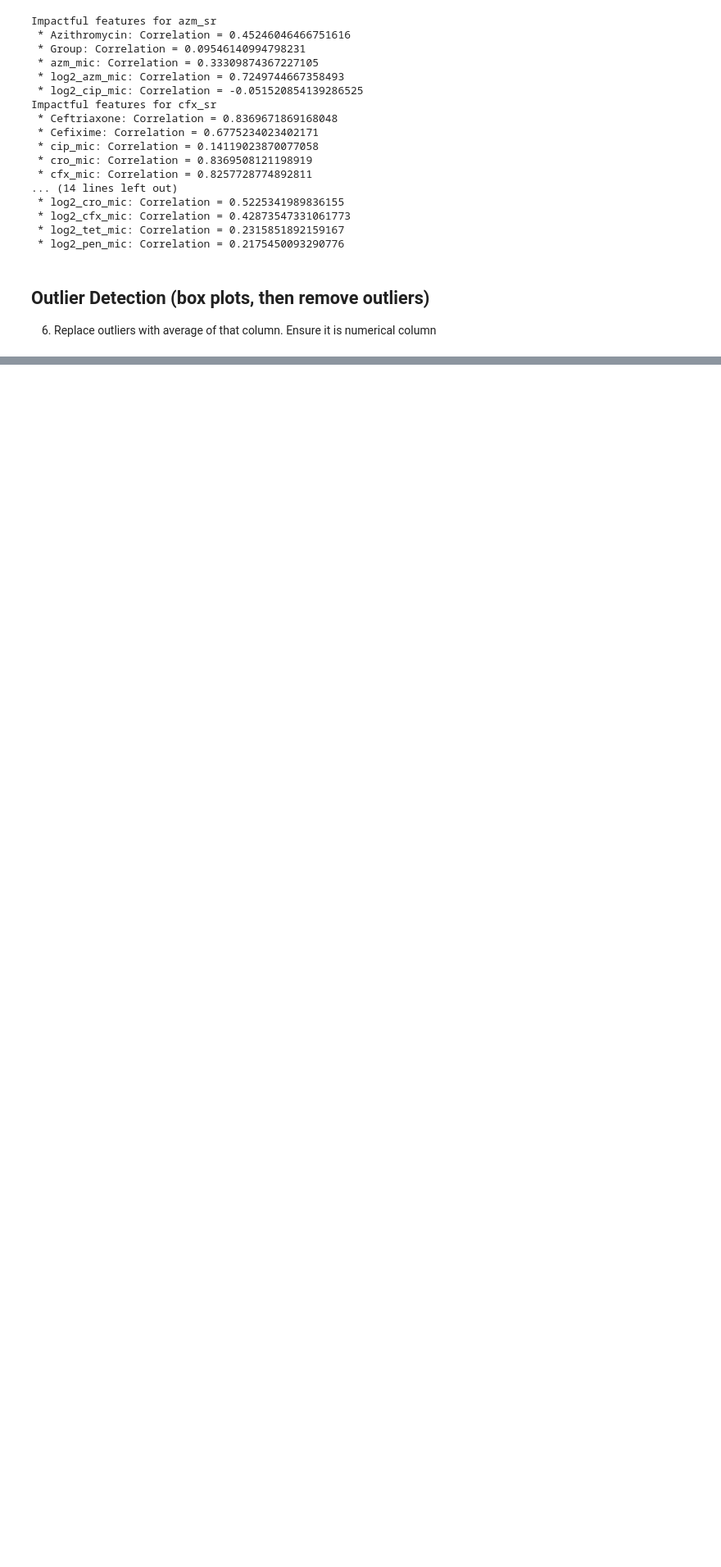
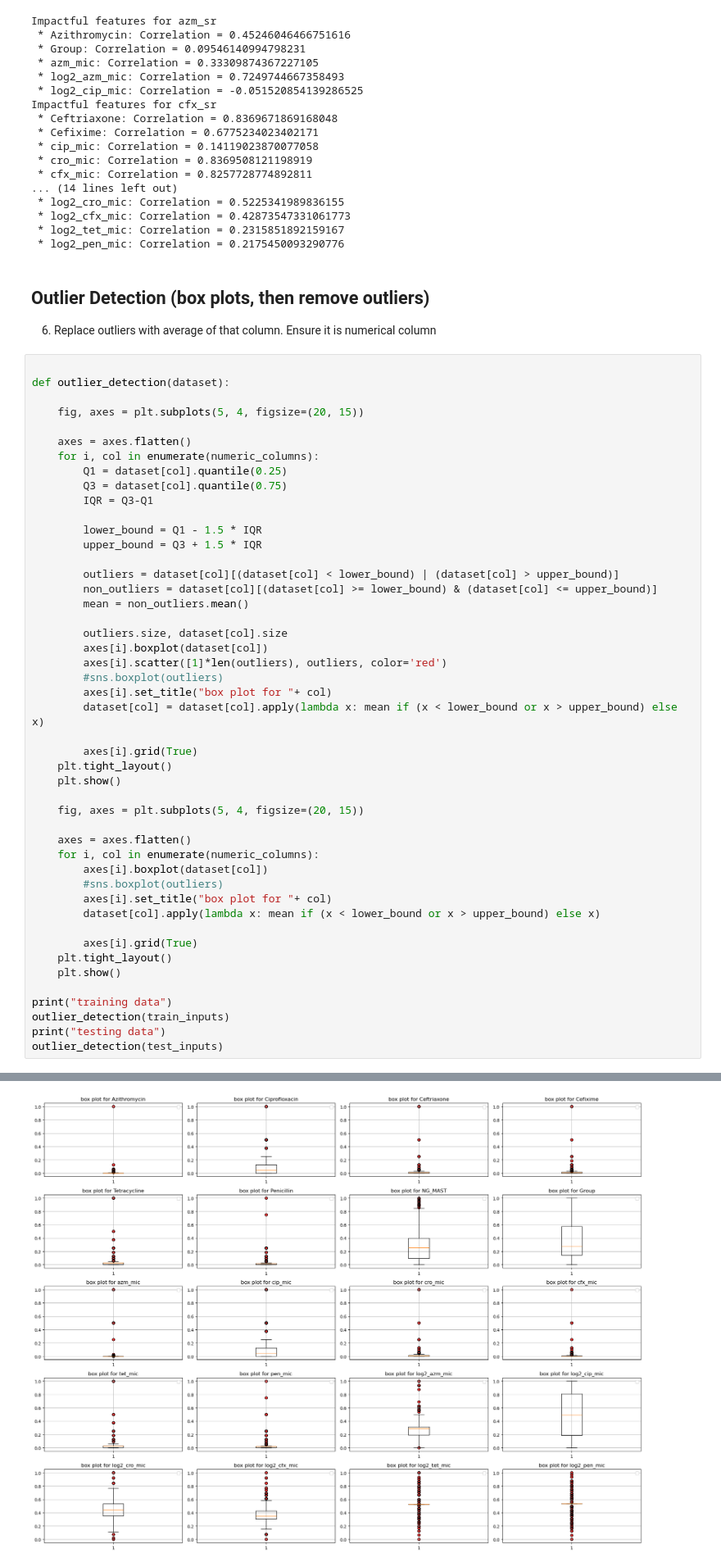
Before and after one commit to VX59/4-587-project-p1, a Jupyter notebook: eda.ipynb, the cells around one changed output, grey strips where cells are left out. Shown at 82% size. Saved outputs shown, nothing was run; the diff lists cells and outputs as text; blank space fills up the shorter version.

Commit message:
outlier detection

```diff
--- a/eda.ipynb
+++ b/eda.ipynb
@@ -482,3 +482,51 @@ Impactful features for cfx_sr
 ## Outlier Detection (box plots, then remove outliers)
 
 6. Replace outliers with average of that column. Ensure it is numerical column
+# %%
+
+def outlier_detection(dataset):
+
+    fig, axes = plt.subplots(5, 4, figsize=(20, 15))
+
+    axes = axes.flatten()
+    for i, col in enumerate(numeric_columns):
+        Q1 = dataset[col].quantile(0.25)
+        Q3 = dataset[col].quantile(0.75)
+        IQR = Q3-Q1
+
+        lower_bound = Q1 - 1.5 * IQR
+        upper_bound = Q3 + 1.5 * IQR
+
+        outliers = dataset[col][(dataset[col] < lower_bound) | (dataset[col] > upper_bound)]
+        non_outliers = dataset[col][(dataset[col] >= lower_bound) & (dataset[col] <= upper_bound)]
+        mean = non_outliers.mean()
+
+        outliers.size, dataset[col].size
+        axes[i].boxplot(dataset[col])
+        axes[i].scatter([1]*len(outliers), outliers, color='red')
+        #sns.boxplot(outliers)
+        axes[i].set_title("box plot for "+ col)
+        dataset[col] = dataset[col].apply(lambda x: mean if (x < lower_bound or x > upper_bound) else x)
+
+        axes[i].grid(True)
+    plt.tight_layout()
+    plt.show()
+
+    fig, axes = plt.subplots(5, 4, figsize=(20, 15))
+
+    axes = axes.flatten()
+    for i, col in enumerate(numeric_columns):
+        axes[i].boxplot(dataset[col])
+        #sns.boxplot(outliers)
+        axes[i].set_title("box plot for "+ col)
+        dataset[col].apply(lambda x: mean if (x < lower_bound or x > upper_bound) else x)
+
+        axes[i].grid(True)
+    plt.tight_layout()
+    plt.show()
+
+print("training data")
+outlier_detection(train_inputs)
+print("testing data")
+outlier_detection(test_inputs)
+# %% [output]
@@ -484,0 +534 @@ Impactful features for cfx_sr
+[figure, added]
```
Also changed, not shown: parts of 2 cells of this notebook.
